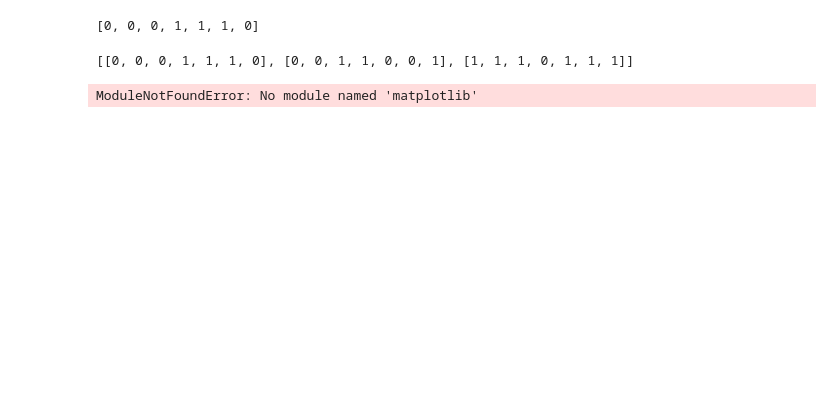
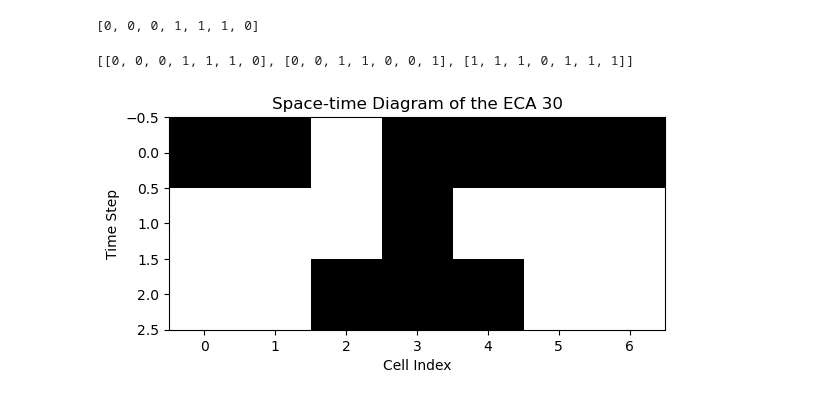
Before and after one commit to jwegrzynek/Automata, a Jupyter notebook: lab02/ex1.ipynb, the cells around one changed output. Saved outputs shown, nothing was run; the diff lists cells and outputs as text; code cells hidden in the pictures; blank space fills up the shorter version.

```diff
--- a/lab02/ex1.ipynb
+++ b/lab02/ex1.ipynb
@@ -8,7 +11,6 @@ def int_from_bin(bits_list):
     return int(''.join(str(bit) for bit in bits_list), 2)
 
 def get_neighborhoods(lst):
-    neighborhood = []
     n = len(lst)
     neighborhood = [[lst[(i-1) % n], lst[i], lst[(i+1) % n]] for i in range(n)]
     return neighborhood
@@ -39,13 +19,12 @@ initial_config = [0, 0, 0, 1, 1, 0, 1]
 # %%
 def eca_step(rule_number, configuration):
-    tripple_bits = [list(tup) for tup in list(product([1, 0], repeat=3))]
+    triple_bits = [list(tup) for tup in list(product([1, 0], repeat=3))]
     rule = bin_from_int(rule_number)
     neighborhoods = get_neighborhoods(configuration)
-    next_configuration = [rule[tripple_bits.index(neighborhood)] for neighborhood in neighborhoods]
+    next_configuration = [rule[triple_bits.index(neighborhood)] for neighborhood in neighborhoods]
 
     return next_configuration
 
-initial_config = [0, 0, 0, 0, 1, 0, 0]
 eca_step(30, initial_config)
 # %% [output]
 [0, 0, 0, 1, 1, 1, 0]
@@ -63,12 +42,14 @@ eca_steps(30, initial_config, 3)
 # %% [output]
 [[0, 0, 0, 1, 1, 1, 0], [0, 0, 1, 1, 0, 0, 1], [1, 1, 1, 0, 1, 1, 1]]
 # %%
-import matplotlib.pyplot as plt
+def eca_visualize(rule_number, configuration, steps):
+    plt.imshow(eca_steps(rule_number, configuration, steps), cmap='binary')
+    plt.xlabel('Cell Index')
+    plt.ylabel('Time Step')
+    plt.title(f'Space-time Diagram of the ECA {rule_number}')
 
-def eca_visualize(rule_number, configuration, steps):
-    plt.imshow(eca_steps(rule_number, configuration, steps))
 
-initial_config = [0, 0, 0, 0, 1, 0, 0]
+initial_config = [1, 0, 0, 0, 1, 0, 0]
 eca_visualize(30, initial_config, 3)
 # %% [output]
-ModuleNotFoundError: No module named 'matplotlib'
+[figure, added]
```
Also changed, not shown: parts of 8 cells of this notebook, 1 other file.
